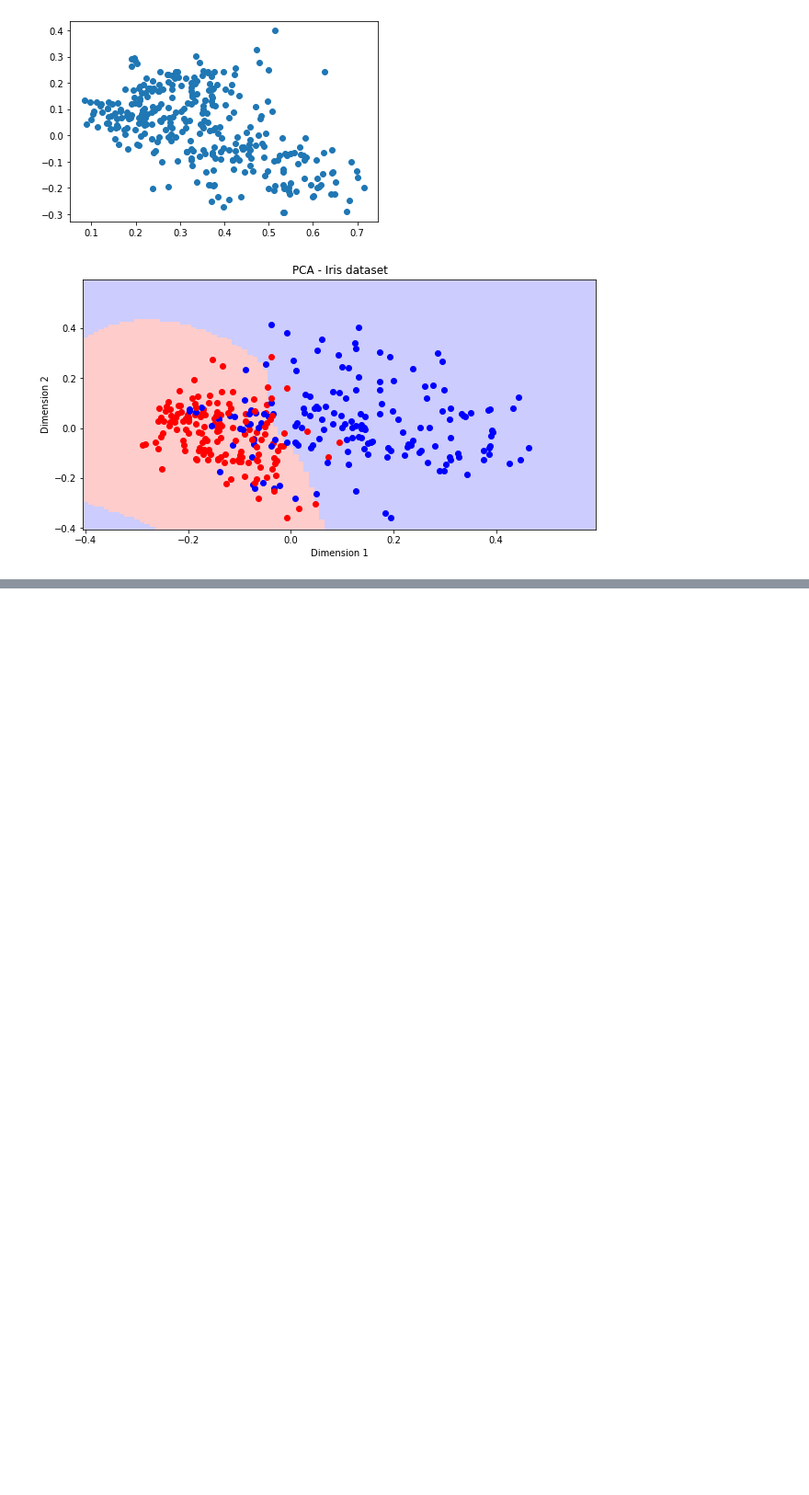
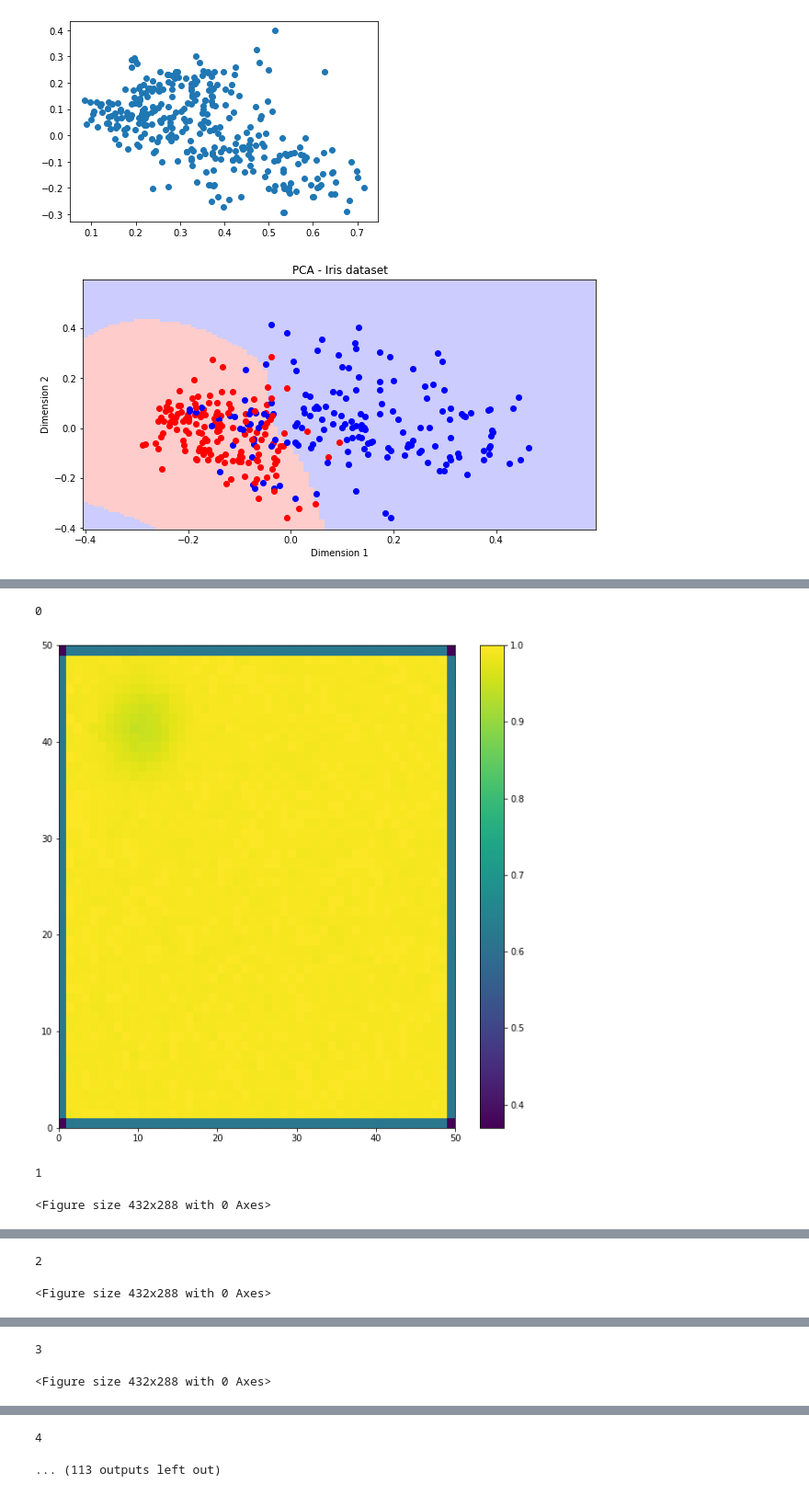
Before and after one commit to qaziok/ModelowanieGlebokichPrzekonan, a Jupyter notebook: DeepBeliefModeling.ipynb, the cells around one changed output, grey strips where cells are left out. Shown at 92% size. Saved outputs shown, nothing was run; the diff lists cells and outputs as text; code cells hidden in the pictures; blank space fills up the shorter version.

```diff
--- a/DeepBeliefModeling.ipynb
+++ b/DeepBeliefModeling.ipynb
@@ -190,0 +213,17 @@ m.starburst()
+# %%
+from minisom import MiniSom
+mini_som_net = MiniSom(50, 50, len(bliskie_slowa), sigma=3, learning_rate =0.05, neighborhood_function='gaussian')
+np.random.shuffle(matrix)
+for i,article in enumerate(matrix):
+    print(i)
+    mini_som_net.train_random(article, 1)
+    plt.figure(figsize=(10,10))
+    plt.pcolor(mini_som_net.distance_map().T, cmap= 'viridis' )
+    plt.colorbar()
+    plt.show()
+    plt.clf()
+# %% [output]
+0
+[figure, added]
+1
+<Figure size 432x288 with 0 Axes>
@@ -190,0 +231,2 @@ m.starburst()
+2
+<Figure size 432x288 with 0 Axes>
@@ -190,0 +234,2 @@ m.starburst()
+3
+<Figure size 432x288 with 0 Axes>
@@ -190,0 +237,2 @@ m.starburst()
+4
+... (113 outputs left out)
```
Also changed, not shown: parts of 13 cells of this notebook, 3 other files.
